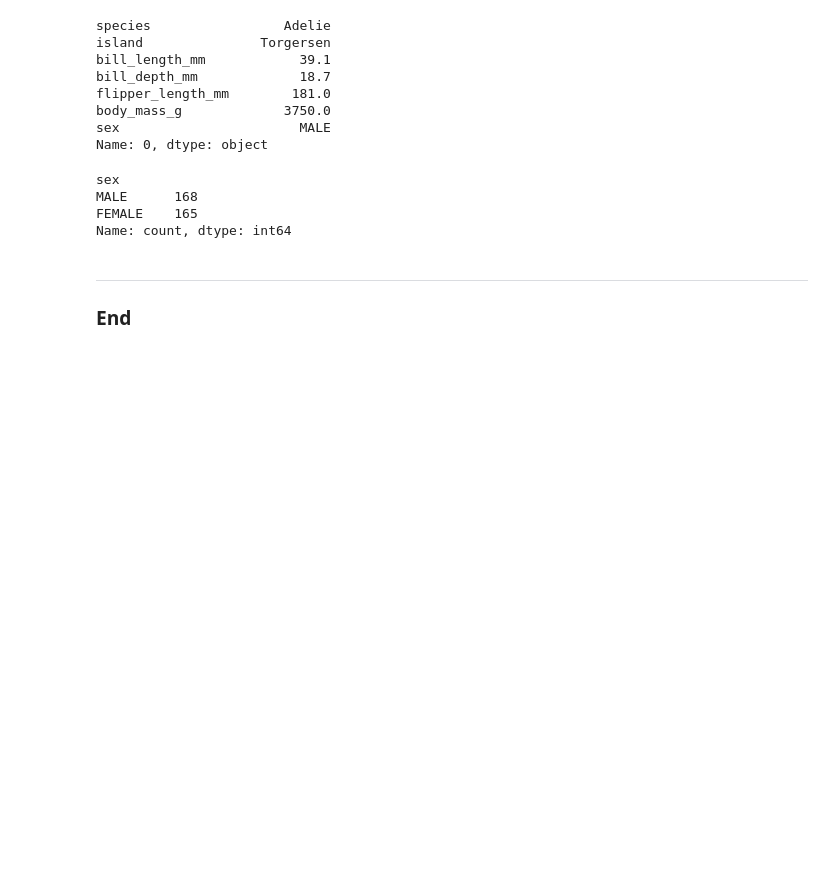
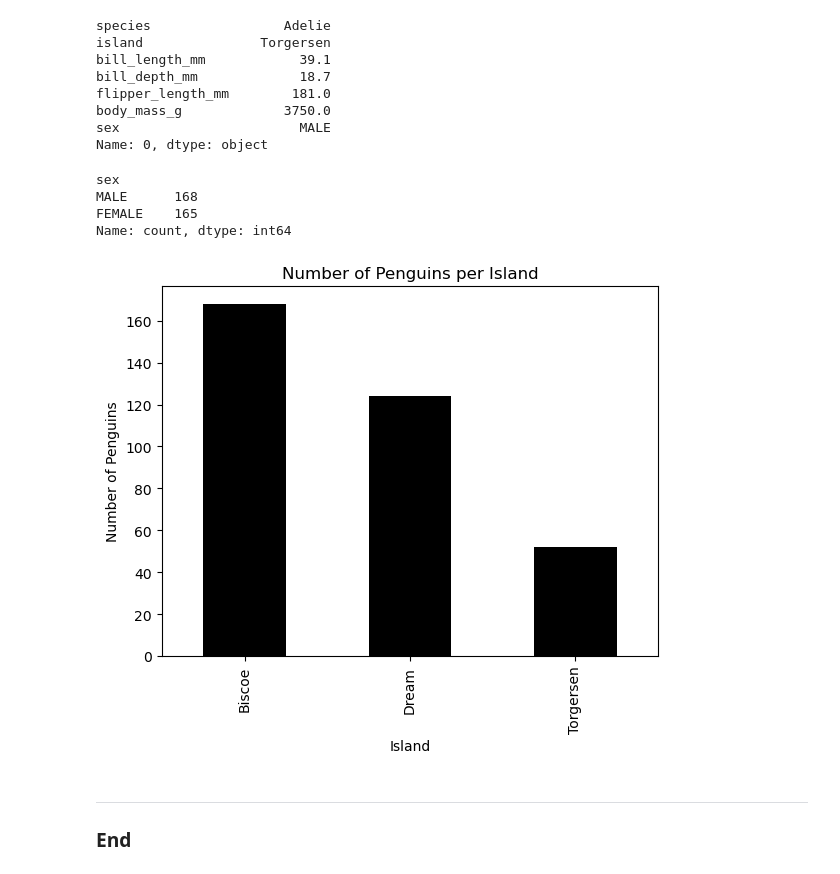
Before and after one commit to CianGallagher/principles-of-data-analytics, a Jupyter notebook: penguins.ipynb, the cells around one changed output. Drawn from its saved outputs; the diff is of its cells as text; code cells hidden in the pictures; blank space fills up the shorter version.

Commit message:
Bar chart of penguins per island implemented using pandas and matplotlib

```diff
--- a/penguins.ipynb
+++ b/penguins.ipynb
@@ -74,6 +75,23 @@ sex
 MALE      168
 FEMALE    165
 Name: count, dtype: int64
+# %%
+# Bar Chart showing number of penguins per island using pyplot
+
+# Using pandas groupby method to group the data by island and count the number of penguins on each one.
+penguins_per_island = df.groupby('island').size()
+
+penguins_per_island.plot(kind='bar', color='black')
+
+# Using matplotlib to add title and label axes.
+plt.title('Number of Penguins per Island')
+plt.xlabel('Island')
+plt.ylabel('Number of Penguins')
+
+# Showing the plot using matplotlib
+plt.show()
+# %% [output]
+[figure, added]
 # %% [markdown]
 ***
 
```
Also changed, not shown: parts of 2 cells of this notebook.
